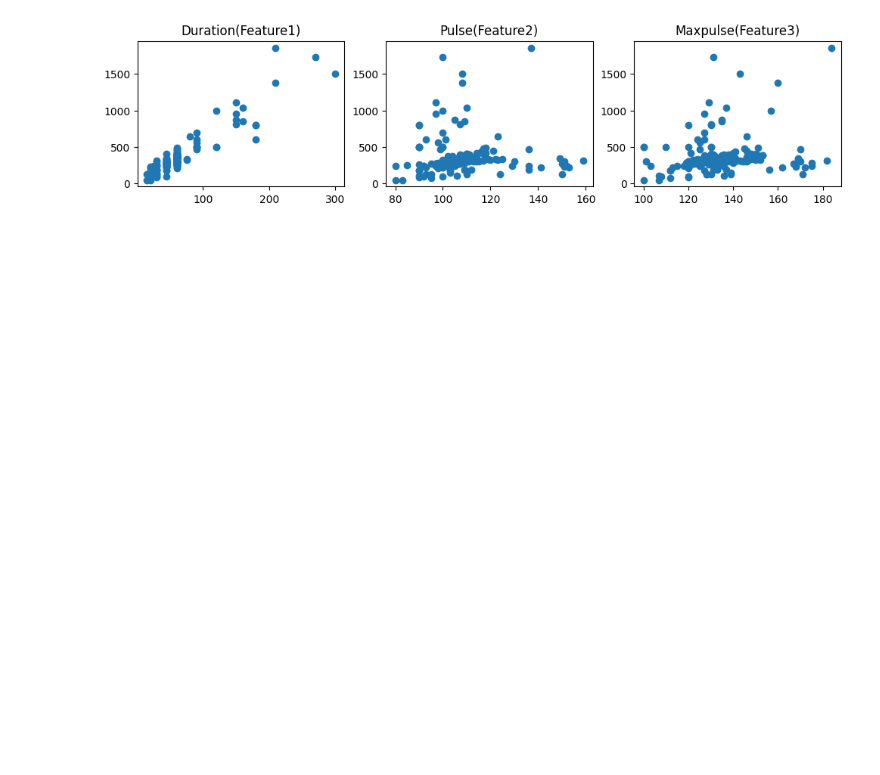
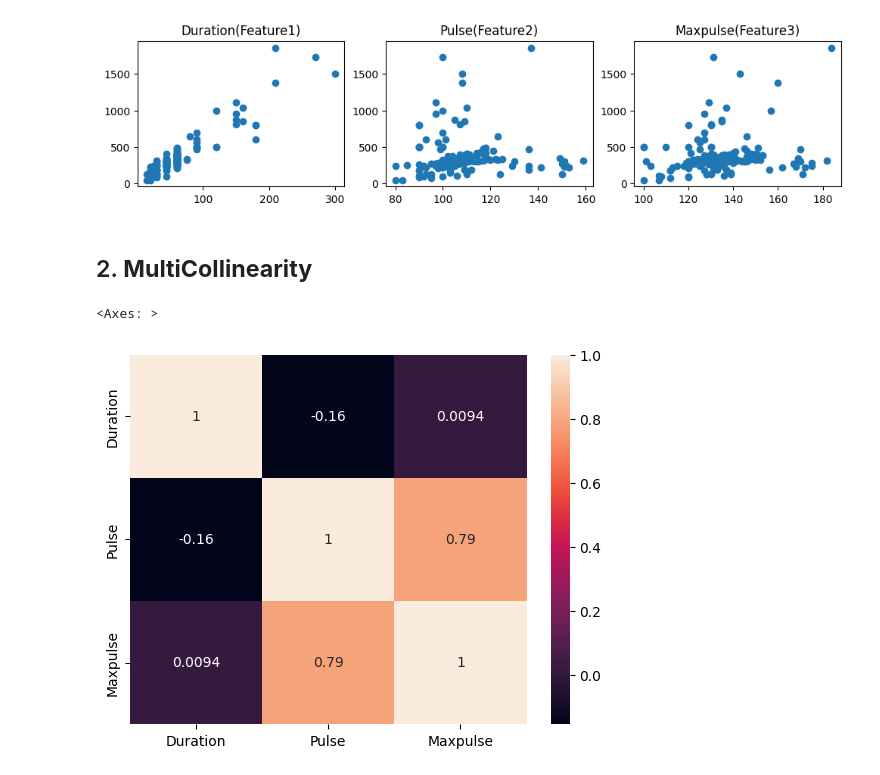
Before and after one commit to OfEarthAndEther/ML_monologues, a Jupyter notebook: Linear_Regression_Self.ipynb, the cells around one changed output. Drawn from its saved outputs; the diff is of its cells as text; code cells hidden in the pictures; blank space fills up the shorter version.

Commit message:
Assumption 2: Multicollinearity implemented

```diff
--- a/Linear_Regression_Self.ipynb
+++ b/Linear_Regression_Self.ipynb
@@ -407,3 +409,11 @@ ax3.set_title("Maxpulse(Feature3)")
 plt.show()
 # %% [output]
 [figure]
+# %% [markdown]
+## 2. **MultiCollinearity**
+# %%
+# Technique 1
+sns.heatmap(df_new.iloc[:,0:3].corr(),annot=True)
+# %% [output]
+<Axes: >
+[figure, added]
```
Also changed, not shown: parts of 9 cells of this notebook.
